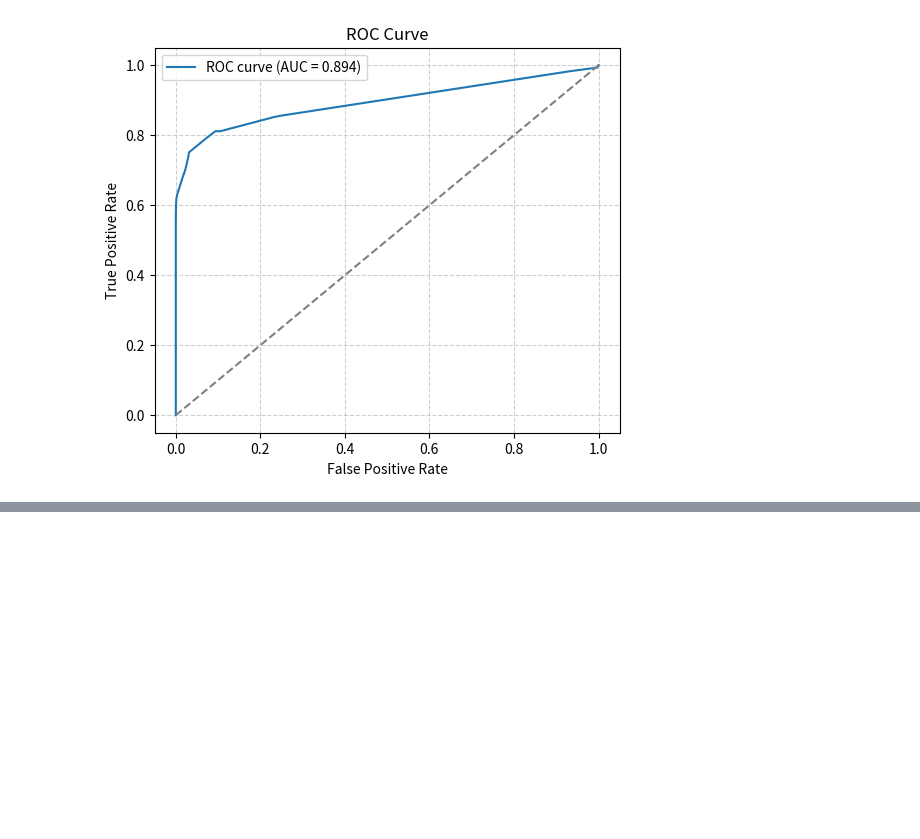
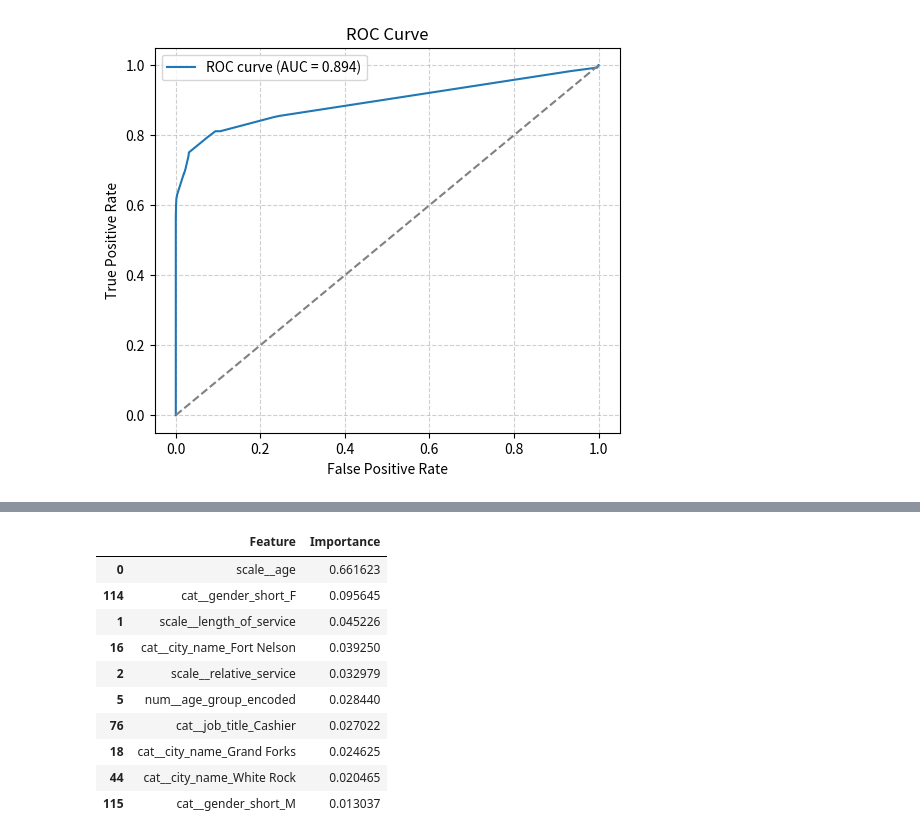
Before and after one commit to lanyard2400/EmpAttr-Lab, a Jupyter notebook: notebooks/05_evaluation.ipynb, the cells around one changed output, grey strips where cells are left out. Saved outputs shown, nothing was run; the diff lists cells and outputs as text; code cells hidden in the pictures; blank space fills up the shorter version.

```diff
--- a/notebooks/05_evaluation.ipynb
+++ b/notebooks/05_evaluation.ipynb
@@ -200,0 +148,32 @@ importance_df.to_csv("reports/permutation_importance.csv", index=False)
+# %%
+# 決定木の特徴重要度(木の分岐で、その特徴がどれだけGini不純度を減らしたか（情報利得）⇒構造的な影響度を見る
+
+importances = model.named_steps["clf"].feature_importances_
+
+# 特徴名（前処理後）
+feature_names = model.named_steps["preprocess"].get_feature_names_out()
+
+# DataFrame化してソート
+import pandas as pd
+importance_df = pd.DataFrame({
+    "Feature": feature_names,
+    "Importance": importances
+}).sort_values("Importance", ascending=False)
+
+display(importance_df.head(10))
+
+
+# ・各ノードで、その特徴を使った分岐による「Gini不純度の減少量（情報利得）」を計算
+# ・その合計を全特徴の総情報利得で割って正規化した値が重要度となる
+# %% [output]
+|  | Feature | Importance |
+| 0 | scale__age | 0.661623 |
+| 114 | cat__gender_short_F | 0.095645 |
+| 1 | scale__length_of_service | 0.045226 |
+| 16 | cat__city_name_Fort Nelson | 0.039250 |
+| 2 | scale__relative_service | 0.032979 |
+| 5 | num__age_group_encoded | 0.028440 |
+| 76 | cat__job_title_Cashier | 0.027022 |
+| 18 | cat__city_name_Grand Forks | 0.024625 |
+| 44 | cat__city_name_White Rock | 0.020465 |
+| 115 | cat__gender_short_M | 0.013037 |
```
Also changed, not shown: parts of 7 cells of this notebook, 3 other files.
